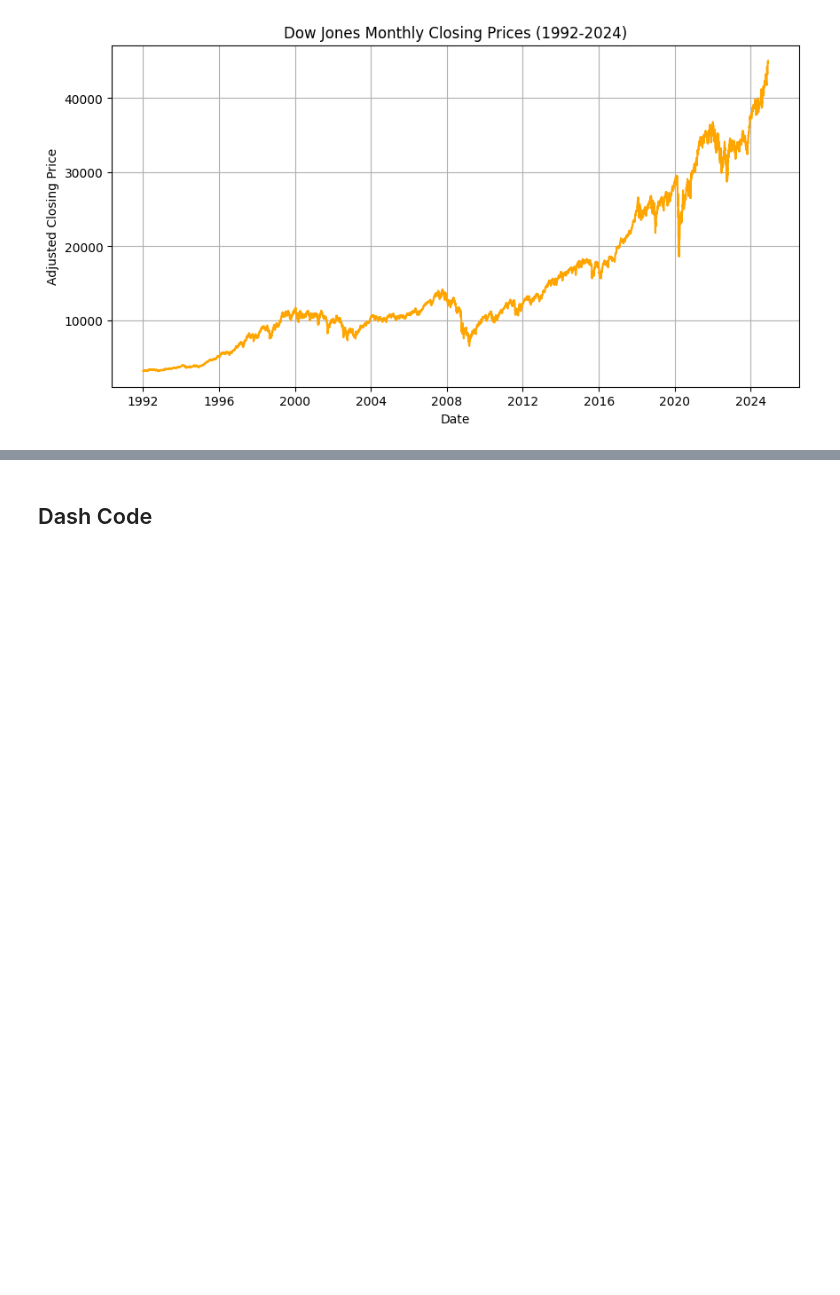
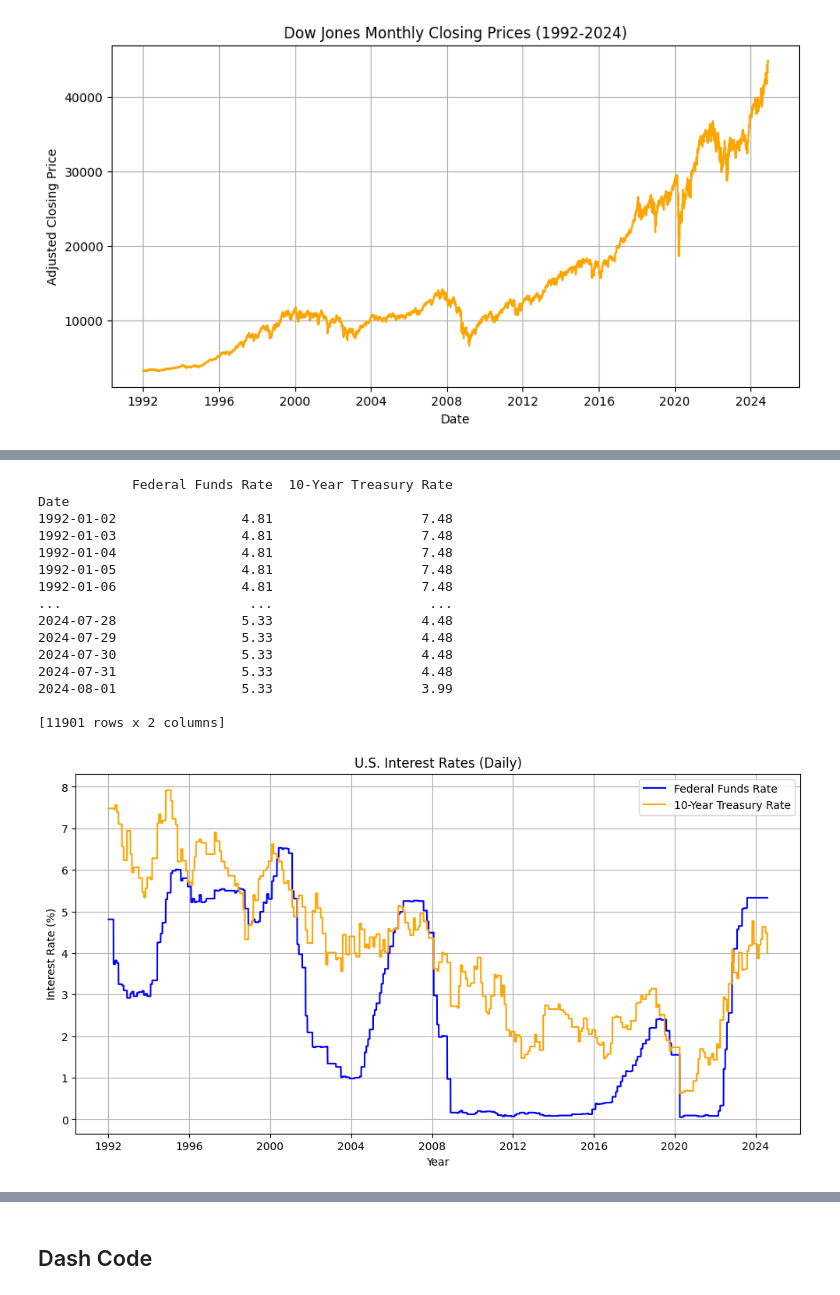
Before and after one commit to MichaelP901/Stock-Market-Predictor, a Jupyter notebook: capstone.ipynb, the cells around one changed output, grey strips where cells are left out. Saved outputs shown, nothing was run; the diff lists cells and outputs as text; code cells hidden in the pictures; blank space fills up the shorter version.

```diff
--- a/capstone.ipynb
+++ b/capstone.ipynb
@@ -477,0 +200,59 @@ NameError: name 'results_sp500' is not defined
+# %%
+# Interest Rates Data
+interest_rates_df = pd.read_csv(
+    "interest_rates_1965_2024.csv", index_col=0, parse_dates=True
+)
+
+interest_rates_df = interest_rates_df.dropna()
+
+daily_index = pd.date_range(start=interest_rates_df.index.min(),
+                            end=interest_rates_df.index.max(),
+                            freq='D')
+
+interest_rates_daily = interest_rates_df.reindex(daily_index)
+
+interest_rates_daily = interest_rates_daily.fillna(method='ffill')
+
+interest_rates_daily.index.name = 'Date'
+
+interest_rates_daily = interest_rates_daily.loc[start_date:]
+
+print(interest_rates_daily)
+
+# Plot for Interest Rates
+plt.figure(figsize=(12, 6))
+plt.plot(
+    interest_rates_daily.index,
+    interest_rates_daily["Federal Funds Rate"],
+    label="Federal Funds Rate",
+    color="blue",
+)
+plt.plot(
+    interest_rates_daily.index,
+    interest_rates_daily["10-Year Treasury Rate"],
+    label="10-Year Treasury Rate",
+    color="orange",
+)
+plt.title("U.S. Interest Rates (Daily)")
+plt.xlabel("Year")
+plt.ylabel("Interest Rate (%)")
+plt.legend()
+plt.grid()
+plt.show()
+# %% [output]
+            Federal Funds Rate  10-Year Treasury Rate
+Date
+1992-01-02                4.81                   7.48
+1992-01-03                4.81                   7.48
+1992-01-04                4.81                   7.48
+1992-01-05                4.81                   7.48
+1992-01-06                4.81                   7.48
+...                        ...                    ...
+2024-07-28                5.33                   4.48
+2024-07-29                5.33                   4.48
+2024-07-30                5.33                   4.48
+2024-07-31                5.33                   4.48
+2024-08-01                5.33                   3.99
+
+[11901 rows x 2 columns]
+[figure, added]
```
Also changed, not shown: parts of 38 cells of this notebook.
